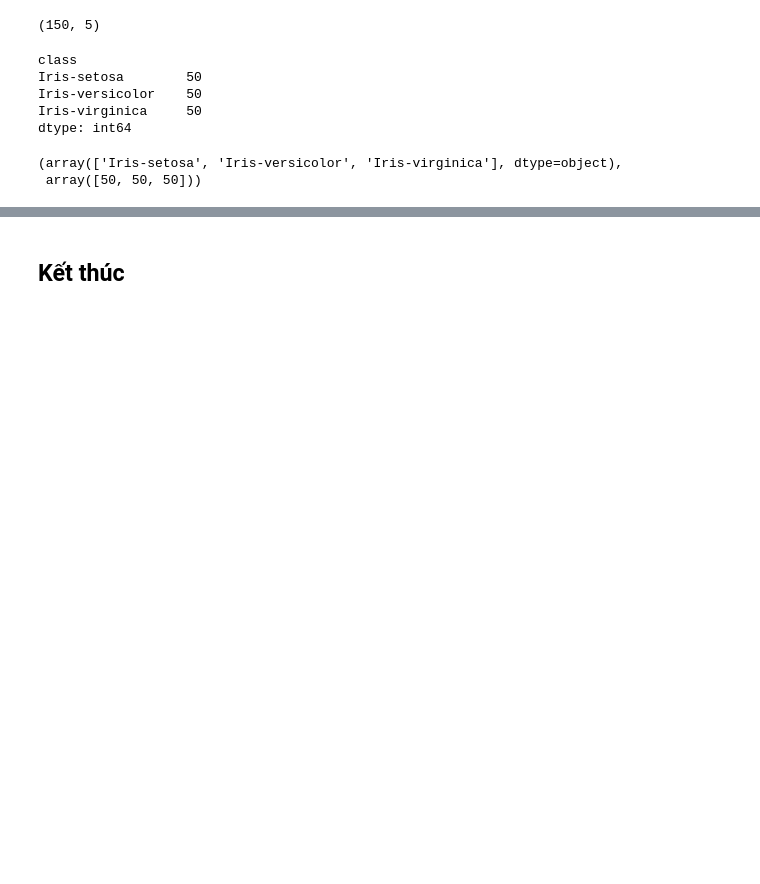
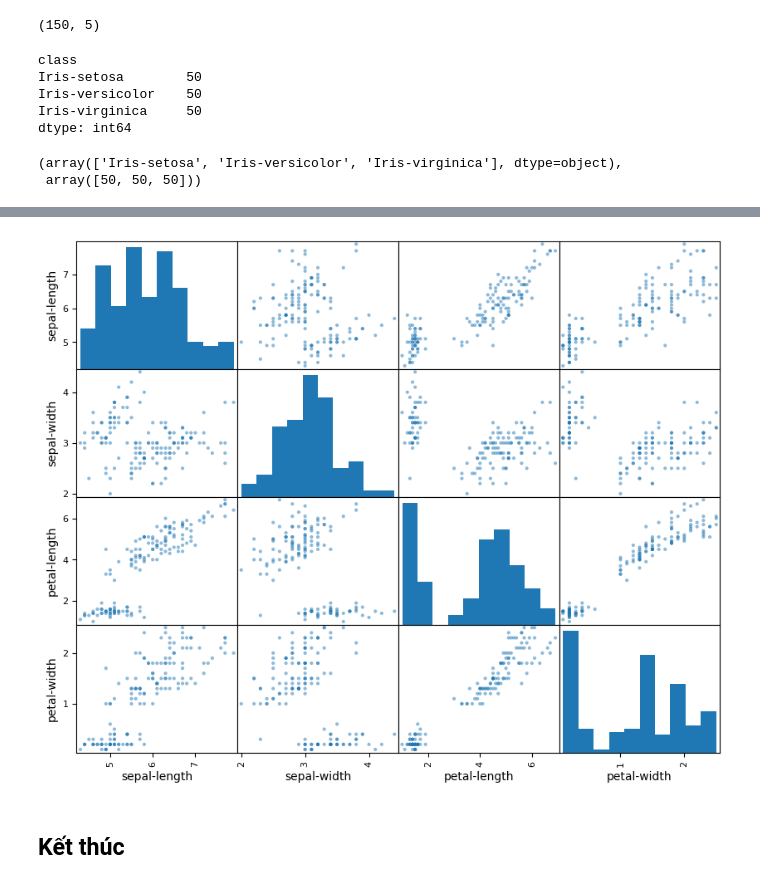
Before and after one commit to huynguyen31231022606-beep/huynguyen261.github.io, a Jupyter notebook: Buoi 03/New practice after class.ipynb, the cells around one changed output, grey strips where cells are left out. Drawn from its saved outputs; the diff is of its cells as text; code cells hidden in the pictures; blank space fills up the shorter version.

```diff
--- a/Buoi 03/New practice after class.ipynb
+++ b/Buoi 03/New practice after class.ipynb
@@ -462,0 +475,6 @@ np.unique(df['class'], return_counts=True)
+# %%
+from pandas.plotting import scatter_matrix
+scatter_matrix(df)
+plt.show()
+# %% [output]
+[figure, added]
```
Also changed, not shown: parts of 3 cells of this notebook, 1 other file.
